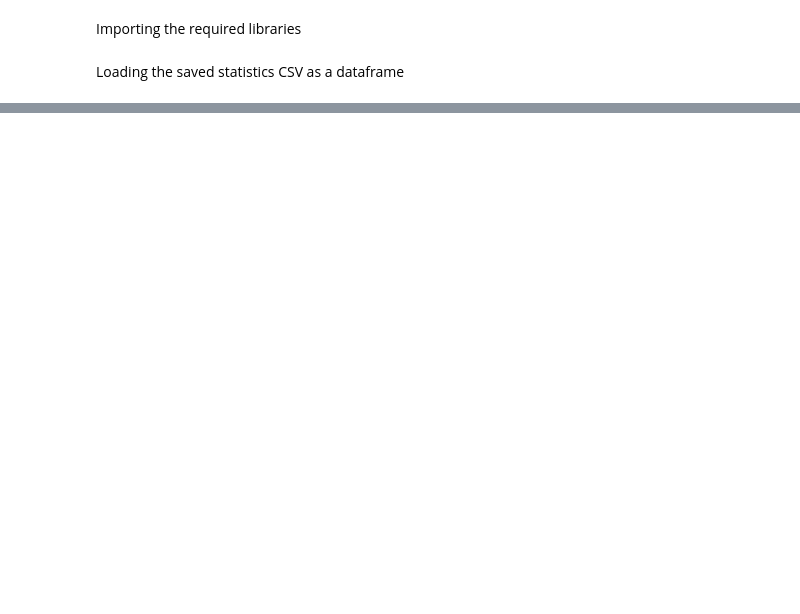
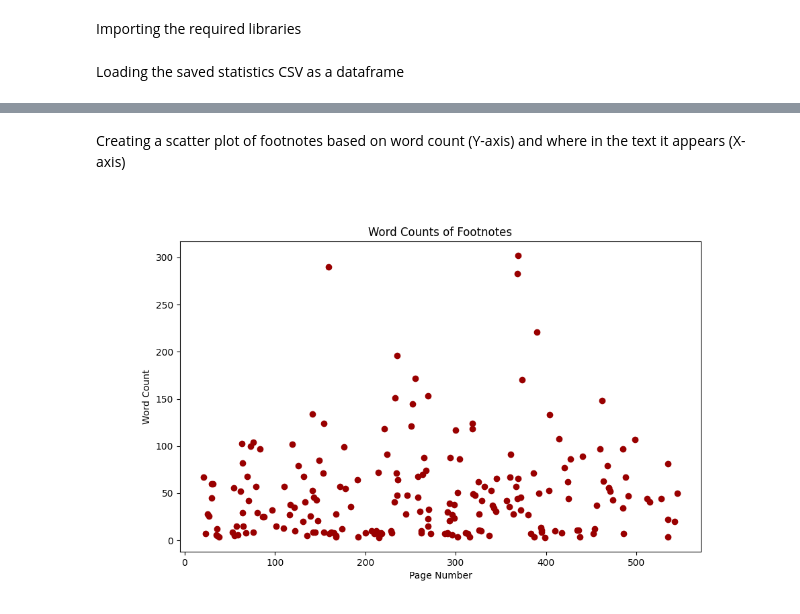
Before and after one commit to ilamanish/footnotes_parser, a Jupyter notebook: scripts/footnote_visualisation.ipynb, the cells around one changed output, grey strips where cells are left out. Saved outputs shown, nothing was run; the diff lists cells and outputs as text; code cells hidden in the pictures; blank space fills up the shorter version.

```diff
--- a/scripts/footnote_visualisation.ipynb
+++ b/scripts/footnote_visualisation.ipynb
@@ -16,0 +22,40 @@ data.head()
+# %% [markdown]
+Creating a scatter plot of footnotes based on word count (Y-axis) and where in the text it appears (X-axis)
+# %%
+# Create the main figure and axes
+fig, ax = plt.subplots(figsize=(10, 6))
+scatter = ax.scatter(data['page_number'], data['word_count'], color='#990000', picker=5)  # Enable picking with tolerance
+ax.set_xlabel('Page Number')
+ax.set_ylabel('Word Count')
+ax.set_title('Word Counts of Footnotes')
+
+# Annotation boxes for text and image
+text_annotation = None
+
+# Show the text and image content on pick event
+def onpick(event):
+    global text_annotation
+    if len(event.ind) > 0:
+        ind = event.ind[0]
+        label = data['footnote_text'].iloc[ind]
+        page_file = data['page_file'].iloc[ind]
+        img = Image.open(f'data/digital_archives/administrative_archives/the_land_of_the_perumauls/the_land_of_the_perumauls_page_images/{page_file}')
+
+        # Remove existing annotations if they exist
+        if text_annotation:
+            text_annotation.remove()
+
+        img.show()
+
+        # Show text label
+        text_annotation = plt.figtext(0.2, 0.5, label, wrap=True, horizontalalignment='left', fontsize=8, color="#993404")
+        text_annotation.set_bbox(dict(facecolor='#fef0d9', alpha=0.5))
+
+        fig.canvas.draw_idle()
+
+# Connect the pick event to the onpick function
+fig.canvas.mpl_connect('pick_event', onpick)
+
+plt.show()
+# %% [output]
+[figure, added]
```
Also changed, not shown: parts of 3 cells of this notebook, 9 other files.
